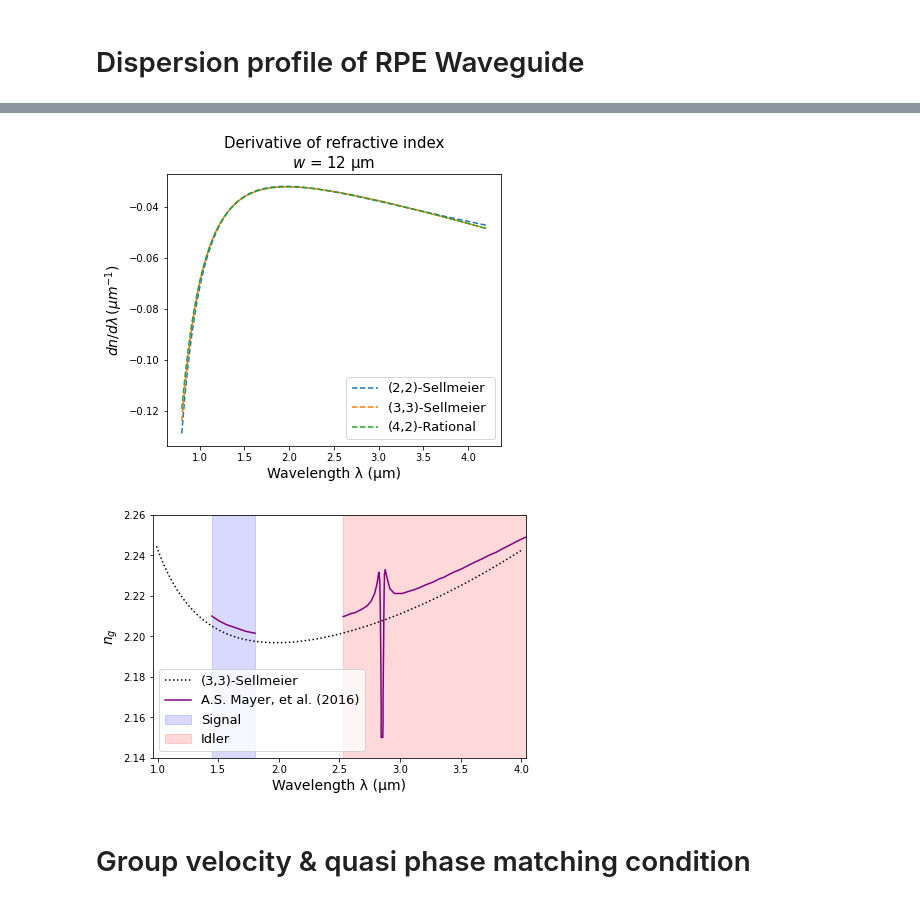
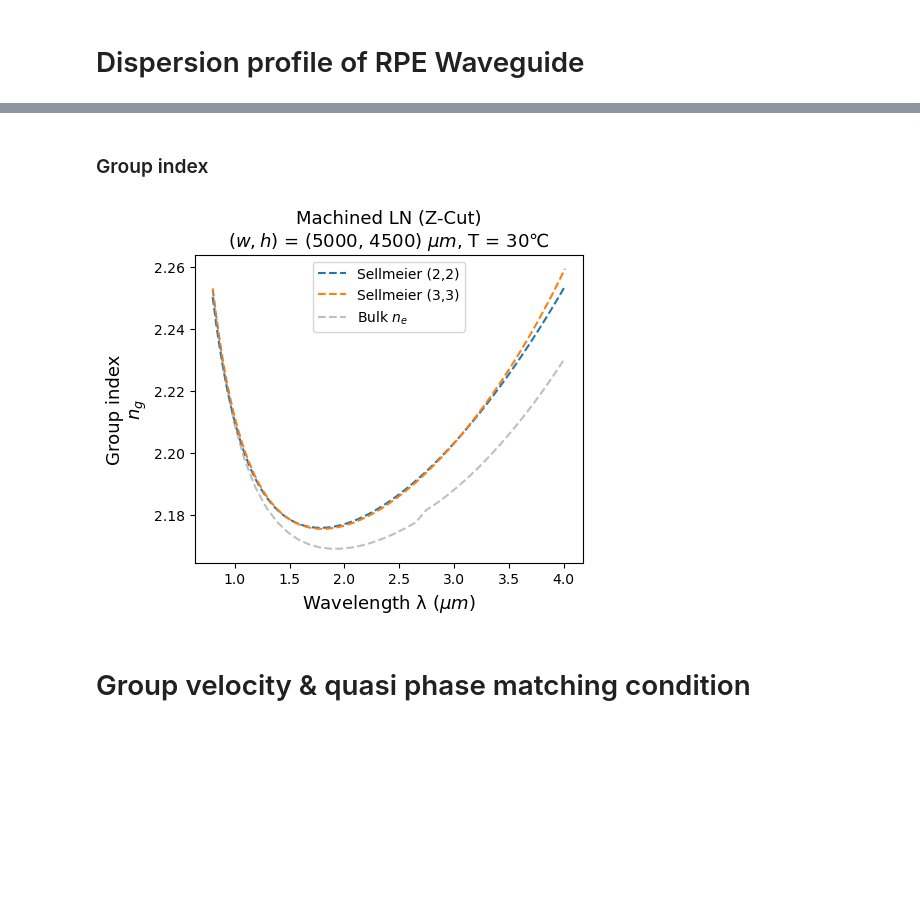
Before and after one commit to elaksono/split_step, a Jupyter notebook: QPM_Analytics.ipynb, the cells around one changed output, grey strips where cells are left out. Cells and saved outputs as stored; diff of their text form; code cells hidden in the pictures; blank space fills up the shorter version.

```diff
--- a/QPM_Analytics.ipynb
+++ b/QPM_Analytics.ipynb
@@ -181,3 +97,0 @@ def n_index_e(λ, T):
-# %%
-lbd_vec = np.linspace(0.5,4.01,100)
-ne_vec = n_index_e(lbd_vec, 50.0)
@@ -199,14 +115,23 @@ dn_fit_vec_42 = df_index(lbd_vec, Avec_42, Bvec_42)
+# %% [markdown]
+### Group index
+# %%
+ngr_fit_vec_22 = qpm.f_gr_index(lbd_vec, Avec_22, Bvec_22)
+ngr_fit_vec_33 = qpm.f_gr_index(lbd_vec, Avec_33, Bvec_33)
+
+dx= 1e-3
+dndl_bulk = np.array([(qpm.nLN_e(x0 + dx/2, Tc) - qpm.nLN_e(x0-dx/2,Tc))/dx for x0 in lbd_vec])
+ngr_bulk_vec = ne_bulk_vec - lbd_vec * dndl_bulk
 # %%
-fig, ax = plt.subplots(1,1,figsize = (6,5))
-ax.plot(lbd_vec, dn_fit_vec_22, linestyle = "dashed", label = "(2,2)-Sellmeier")
-ax.plot(lbd_vec, dn_fit_vec_33, linestyle = "dashed", label = "(3,3)-Sellmeier ")
-ax.plot(lbd_vec, dn_fit_vec_42, linestyle = "dashed", label = "(4,2)-Rational")
-ax.set_title(f"Derivative of refractive index\n$w$ = {wwv} μm", fontsize = 15)
-ax.set_xlabel("Wavelength λ (μm)", fontsize = 14)
-ax.set_ylabel("$dn/d\lambda\,(μm^{-1})$", fontsize = 14)
-ax.legend(fontsize = 13)
+fig, ax = plt.subplots(1,1,figsize = (5,4))
+ax.plot(lbd_vec, ngr_fit_vec_22, linestyle = "dashed", label = "Sellmeier (2,2)")
+ax.plot(lbd_vec, ngr_fit_vec_33, linestyle = "dashed", label = "Sellmeier (3,3)")
+ax.plot(lbd_vec[::3], ngr_bulk_vec[::3], '--', label = "Bulk $n_e$", alpha = 0.5, color = "gray")
+ax.set_title(f"Machined LN (Z-Cut)\n$(w, h)$ = ({wt}, {ht}) $\mu m$, T = 30" + u"\u2103", fontsize = 13)
+ax.set_xlabel("Wavelength λ ($\mu m$)", fontsize = 13)
+ax.set_ylabel("Group index\n$n_{g}$", fontsize = 13)
+ax.legend()
 
-plt.savefig("./Figures/fig_dndl_w12.png", bbox_inches="tight")
+plt.savefig(f"./Plots/fig_ngr_TM00_{material}_df{df}_w{wt}_y{yt}_h{ht}_th{ang}_Tc{Tc}.png", bbox_inches="tight")
 plt.show()
 # %% [output]
-[figure, old version]
+[figure, new version]
@@ -222,24 +138,2 @@ check_idl = pd.read_csv("./Data/chris_rpe_idler_disp_w12.csv").to_numpy()
-# %%
-fig, ax = plt.subplots(1,1,figsize = (6,4), constrained_layout=True)
-# ax.plot(lbd_vec, n_gr_fit_vec_22, linestyle = "dotted", label = "Fit (2,2)")
-ax.plot(lbd_vec, n_gr_fit_vec_33, color = "black", linestyle = "dotted", label = "(3,3)-Sellmeier")
-# ax.plot(lbd_vec, n_gr_fit_vec_42, linestyle = "dotted", label = "Fit (4,2)")
-
-ax.plot(check_sig[:,0], check_sig[:,1], color = "purple", label = "A.S. Mayer, et al. (2016)")
-ax.plot(check_idl[:,0], check_idl[:,1], color = "purple")
-ax.axvspan(np.min(check_sig[:,0]), np.max(check_sig[:,0]), color = "blue", label = "Signal", alpha = 0.15)
-ax.axvspan(np.min(check_idl[:,0]), np.max(check_idl[:,0]), color = "red",  label = "Idler", alpha = 0.15)
-
-# ax.set_title(f"Group refractive index\nw = {wwv} μm", fontsize = 15)
-ax.set_xlabel("Wavelength λ (μm)", fontsize = 14)
-ax.set_ylabel("$n_{g}$", fontsize = 14)
-ax.legend(fontsize = 13, loc = "lower left")
-ax.set_xlim(0.96, 4.04)
-ax.set_ylim(2.14,2.26)
-
-plt.savefig("./Figures/fig_ngr_w12.png", bbox_inches="tight")
-plt.show()
-# %% [output]
-[figure, removed]
 # %% [markdown]
 # Group velocity & quasi phase matching condition
```
Also changed, not shown: parts of 147 cells of this notebook, 2 other files.
